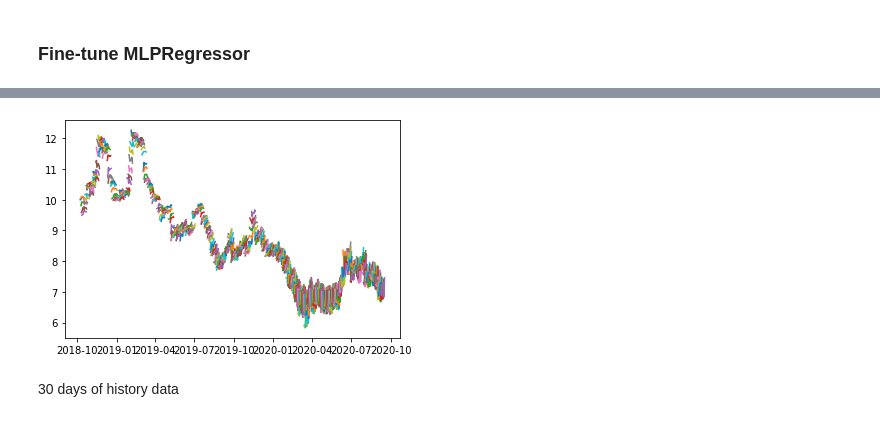
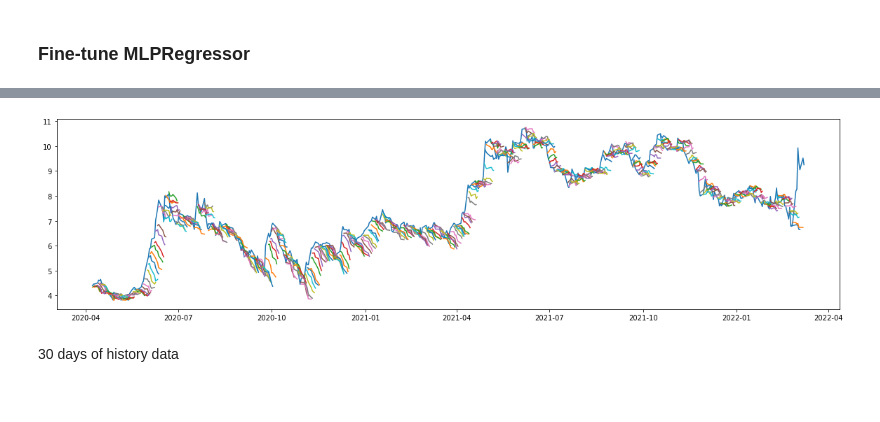
Before and after one commit to WeijiaYin/stock-market, a Jupyter notebook: MLP.ipynb, the cells around one changed output, grey strips where cells are left out. Drawn from its saved outputs; the diff is of its cells as text; code cells hidden in the pictures.

Commit message:
update to the latest data, modify figure

```diff
--- a/MLP.ipynb
+++ b/MLP.ipynb
@@ -4,6 +4,7 @@ import math
 import numpy as np
 import pandas as pd
 import matplotlib.pyplot as plt
+plt.rcParams["figure.figsize"] = (20,5)
 from sklearn.multioutput import MultiOutputRegressor
 from sklearn.metrics import mean_squared_error, mean_absolute_error
 from sklearn.preprocessing import MinMaxScaler
@@ -266,7 +267,7 @@ X_test = scaler.transform(X_test)
 # %%
 model = MultiOutputRegressor(MLPRegressor())
 hyperparameters = dict(estimator__hidden_layer_sizes=[(150,100,50), (120,80,40), (100,50,30)],
-                       estimator__max_iter=[100, 150, 200, 250, 300],
+                       estimator__max_iter=[200, 250, 300, 350, 400],
                        estimator__activation=['tanh', 'relu'],
                        estimator__solver=['sgd', 'adam'],
                        estimator__alpha=[0.0001, 0.05],
@@ -294,11 +295,14 @@ RMSE = 1.1338962827905281
 # %%
 data = df.loc[test_split_idx+1:].Data
+x_truth = data;
+y_truth = test_df['Otwarcie_1day'];
+plt.plot(x_truth, y_truth);
 for i in range(len(y_pred)-7):
     x = data[i:i+7].tolist()
     y = y_pred[i]
     plt.plot(x, y)
 # %% [output]
-[figure, old version]
+[figure, new version]
 # %% [markdown]
 30 days of history data
 # %%
```
Also changed, not shown: parts of 10 cells of this notebook, 5 other files.
